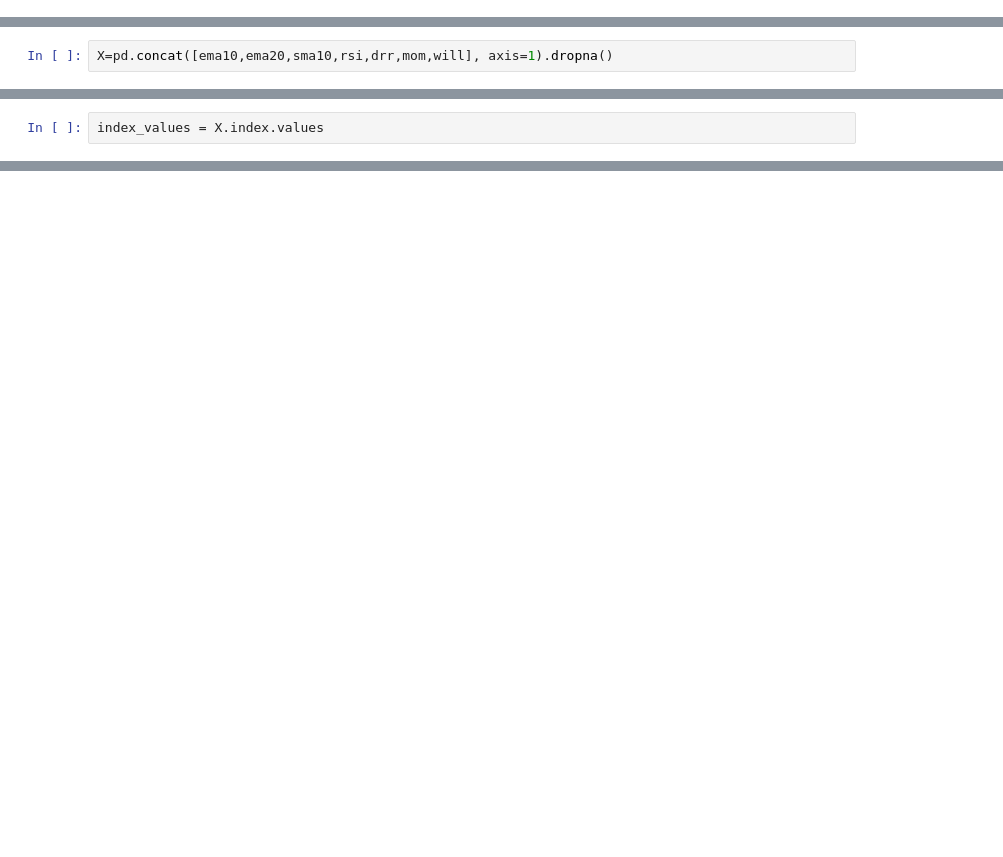
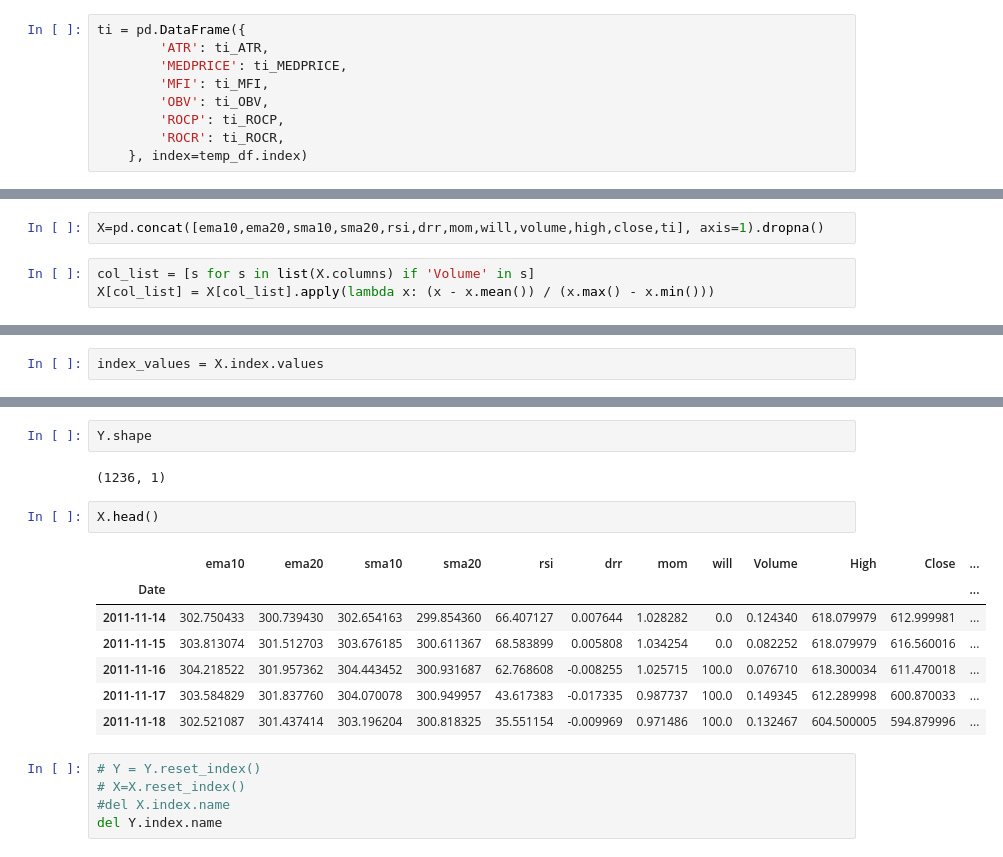
Before and after one commit to mohdkashif93/Stock-Predictor, a Jupyter notebook: Capstone.ipynb, the cells around one changed output, grey strips where cells are left out. Saved outputs shown, nothing was run; the diff lists cells and outputs as text; blank space fills up the shorter version.

```diff
--- a/Capstone.ipynb
+++ b/Capstone.ipynb
@@ -307,0 +249,9 @@ ValueError: Shape of passed values is (2, 1825), indices imply (2, 1827)
+# %%
+ti = pd.DataFrame({
+        'ATR': ti_ATR,
+        'MEDPRICE': ti_MEDPRICE,
+        'MFI': ti_MFI,
+        'OBV': ti_OBV,
+        'ROCP': ti_ROCP,
+        'ROCR': ti_ROCR,
+    }, index=temp_df.index)
@@ -308,3 +262,6 @@ ValueError: Shape of passed values is (2, 1825), indices imply (2, 1827)
 # %%
-X=pd.concat([ema10,ema20,sma10,rsi,drr,mom,will], axis=1).dropna()
+X=pd.concat([ema10,ema20,sma10,sma20,rsi,drr,mom,will,volume,high,close,ti], axis=1).dropna()
+# %%
+col_list = [s for s in list(X.columns) if 'Volume' in s]
+X[col_list] = X[col_list].apply(lambda x: (x - x.mean()) / (x.max() - x.min()))
 # %%
@@ -332,0 +283,19 @@ df.head()
+# %%
+Y.shape
+# %% [output]
+(1236, 1)
+# %%
+X.head()
+# %% [output]
+|  | ema10 | ema20 | sma10 | sma20 | rsi | drr | mom | will | Volume | High | Close | ... |
+| Date |  |  |  |  |  |  |  |  |  |  |  | ... |
+| 2011-11-14 | 302.750433 | 300.739430 | 302.654163 | 299.854360 | 66.407127 | 0.007644 | 1.028282 | 0.0 | 0.124340 | 618.079979 | 612.999981 | ... |
+| 2011-11-15 | 303.813074 | 301.512703 | 303.676185 | 300.611367 | 68.583899 | 0.005808 | 1.034254 | 0.0 | 0.082252 | 618.079979 | 616.560016 | ... |
+| 2011-11-16 | 304.218522 | 301.957362 | 304.443452 | 300.931687 | 62.768608 | -0.008255 | 1.025715 | 100.0 | 0.076710 | 618.300034 | 611.470018 | ... |
+| 2011-11-17 | 303.584829 | 301.837760 | 304.070078 | 300.949957 | 43.617383 | -0.017335 | 0.987737 | 100.0 | 0.149345 | 612.289998 | 600.870033 | ... |
+| 2011-11-18 | 302.521087 | 301.437414 | 303.196204 | 300.818325 | 35.551154 | -0.009969 | 0.971486 | 100.0 | 0.132467 | 604.500005 | 594.879996 | ... |
+# %%
+# Y = Y.reset_index()
+# X=X.reset_index()
+#del X.index.name
+del Y.index.name
```
Also changed, not shown: parts of 40 cells of this notebook, 1 other file.
